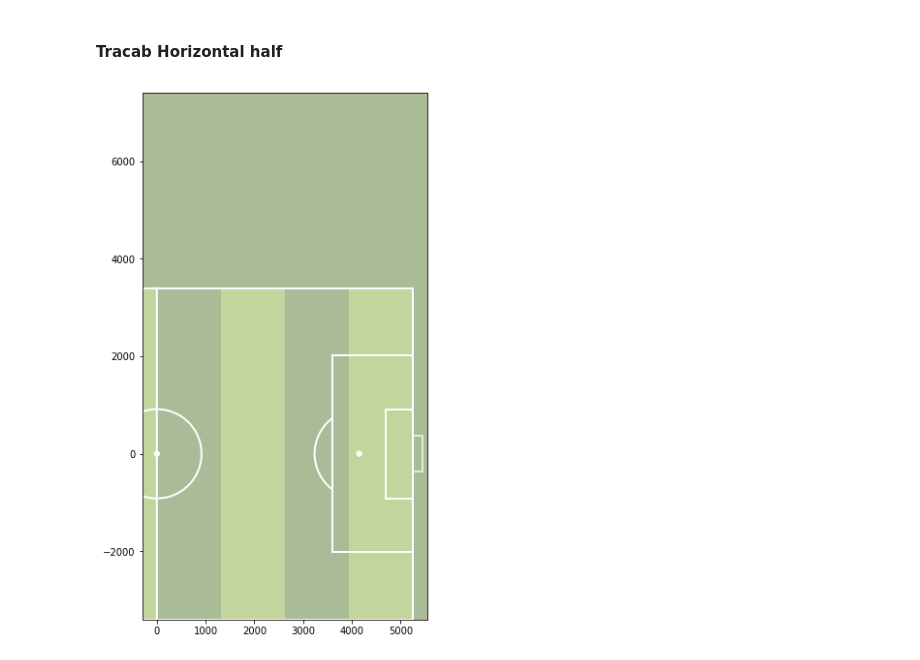
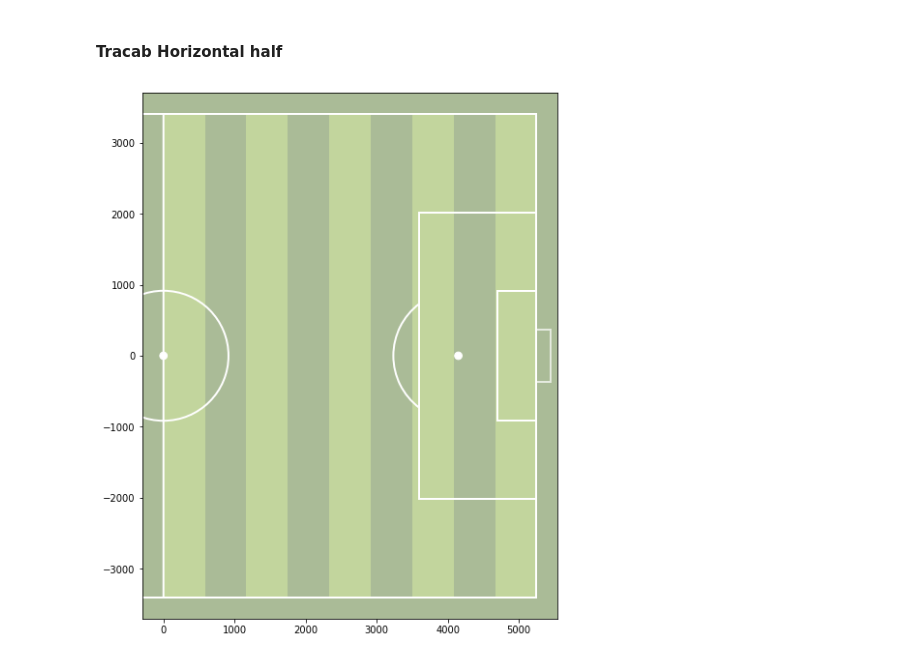
Before and after one commit to andrewRowlinson/mplsoccer, a Jupyter notebook: fbplot/Pitch.ipynb, the cells around one changed output. Saved outputs shown, nothing was run; the diff lists cells and outputs as text; code cells hidden in the pictures.

Commit message:
amended pitch to remove stripe padding

```diff
--- a/fbplot/Pitch.ipynb
+++ b/fbplot/Pitch.ipynb
@@ -45,7 +45,7 @@ class Pitch(object):
 
     def __init__(self, *args, line_color='white', pitch_color='#aabb97', pitch_type='opta',
                  orientation='horizontal',view='full',xpad=(3,3),ypad=(3,3),lw=2,pitch_length=None,
-                 n_stripes=0,stripe_color='#c2d59d',stripe_xpad=(0,0),stripe_ypad=(0,0),
+                 n_stripes=0,stripe_color='#c2d59d',
                  pitch_width=None,figsize=None, layout=None,**kwargs):
 
 
@@ -68,8 +68,6 @@ class Pitch(object):
         self.ypad_left, self.ypad_right = ypad
         self.n_stripes = n_stripes
         self.stripe_color = stripe_color
-        self.stripe_xpad_left, self.stripe_xpad_right = stripe_xpad
-        self.stripe_ypad_left, self.stripe_ypad_right = stripe_ypad
 
         # set pitch dimensions
         if pitch_type=='opta':
@@ -81,19 +79,11 @@ class Pitch(object):
                 self.xpad_right = self.xpad_right * (100/68)
                 self.ypad_left = self.ypad_left * (100/105)
                 self.ypad_right = self.ypad_right * (100/105)
-                self.stripe_xpad_left = self.stripe_xpad_left * (100/68)
-                self.stripe_ypad_left = self.stripe_ypad_left * (100/105)
-                self.stripe_xpad_right = self.stripe_xpad_right * (100/68)
-                self.stripe_ypad_right = self.stripe_ypad_right * (100/105)
             elif self.orientation=='horizontal':
                 self.xpad_left = self.xpad_left * (100/105)
                 self.xpad_right = self.xpad_right * (100/105)
                 self.ypad_left = self.ypad_left * (100/68)
                 self.ypad_right = self.ypad_right * (100/68)
-                self.stripe_xpad_left = self.stripe_xpad_left * (100/105)
-                self.stripe_ypad_left = self.stripe_ypad_left * (100/68)
-                self.stripe_xpad_right = self.stripe_xpad_right * (100/105)
-                self.stripe_ypad_right = self.stripe_ypad_right * (100/68)
 
         elif pitch_type=='statsbomb':
             for attr in self._pitch_dimensions:
@@ -116,10 +106,6 @@ class Pitch(object):
             self.ypad_left = self.ypad_left*100
             self.xpad_right = self.xpad_right*100
             self.ypad_right = self.ypad_right*100
-            self.stripe_xpad_left = self.stripe_xpad_left*100
-            self.stripe_xpad_right = self.stripe_xpad_right*100
-            self.stripe_ypad_left = self.stripe_ypad_left*100
-            self.stripe_ypad_right = self.stripe_ypad_right*100
 
     def _setup_subplots(self):
 
@@ -200,8 +186,8 @@ class Pitch(object):
         if self.orientation=='vertical':
             len_stripe = (self.top-self.bottom)/(self.n_stripes*2)
             total_width = width + self.xpad_left + self.xpad_right
-            stripe_start = max(self.xpad_left - self.stripe_xpad_left,0)/total_width
-            stripe_end = min((self.xpad_left + width + self.stripe_xpad_right)/total_width,1)
+            stripe_start = max(self.xpad_left,0)/total_width
+            stripe_end = min((self.xpad_left + width)/total_width,1)
             for ax in self.axes:
                 for i in range(0, self.n_stripes):
                     ax.axhspan(len_stripe + (i*len_stripe*2) + self.bottom,
@@ -212,8 +198,8 @@ class Pitch(object):
         elif self.orientation=='horizontal':
             len_stripe = (self.top-self.bottom)/(self.n_stripes*2)
             total_width = width + self.ypad_left + self.ypad_right
-            stripe_start = max(self.ypad_left - self.stripe_ypad_left,0)/total_width
-            stripe_end = min((self.ypad_left + width + self.stripe_ypad_right)/total_width,1)
+            stripe_start = max(self.ypad_left,0)/total_width
+            stripe_end = min((self.ypad_left + width)/total_width,1)
             for ax in self.axes:
                 for i in range(0, self.n_stripes):
                     ax.axvspan(len_stripe + (i*len_stripe*2) + self.bottom,
@@ -514,7 +500,7 @@ pitch.draw()
 #### Tracab Horizontal half
 # %%
 pitch = Pitch(pitch_type='tracab',orientation='horizontal',view='half',layout=(1,1),figsize=(10,10),
-                  pitch_width=68,pitch_length=105,n_stripes=4,ypad=(0,40))
+                  pitch_width=68,pitch_length=105,n_stripes=9)
 pitch.draw()
 # %% [output]
-[figure, old version]
+[figure, new version]
```
Also changed, not shown: parts of 12 cells of this notebook.
